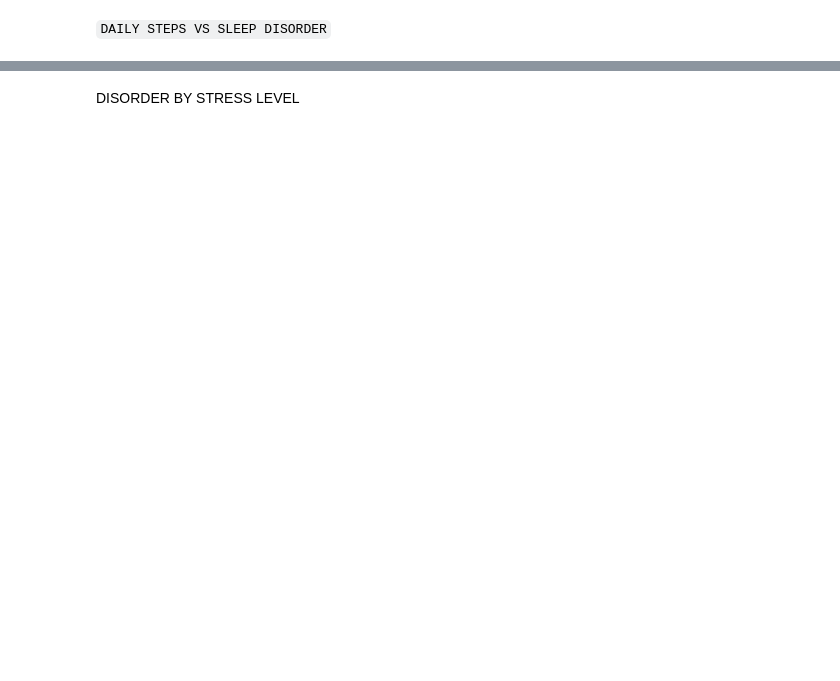
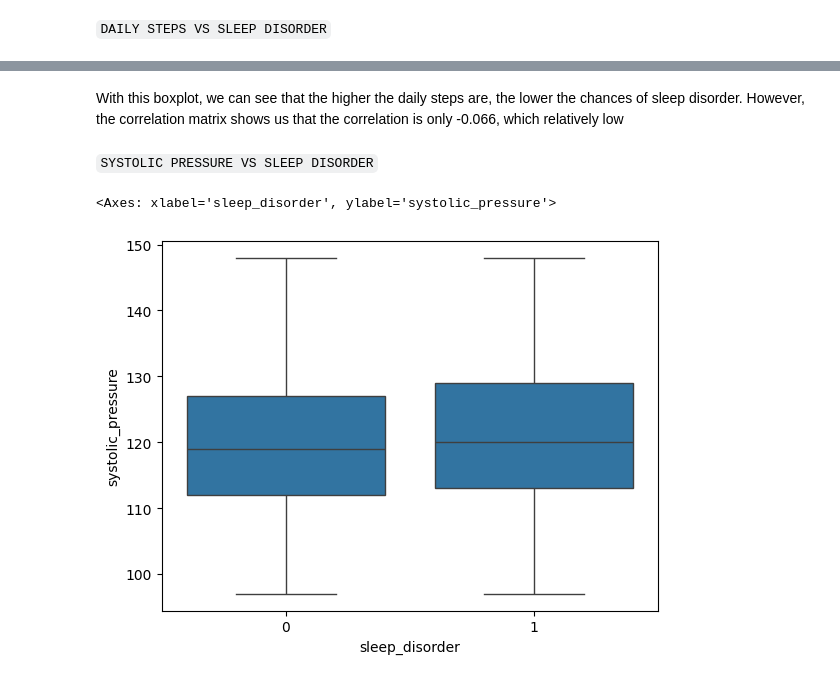
Before and after one commit to AleSSandroArij/BUSSINES-ANALYTICS, a Jupyter notebook: The_Importance_of_Sleep_for_Health.ipynb, the cells around one changed output, grey strips where cells are left out. Saved outputs shown, nothing was run; the diff lists cells and outputs as text; code cells hidden in the pictures; blank space fills up the shorter version.

```diff
--- a/The_Importance_of_Sleep_for_Health.ipynb
+++ b/The_Importance_of_Sleep_for_Health.ipynb
@@ -382,2 +698,0 @@ df_analysis.groupby('sleep_disorder')[variables].mean()
-# %% [markdown]
-DISORDER BY STRESS LEVEL
@@ -395,0 +699,9 @@ plt.show()
+# %% [markdown]
+With this boxplot, we can see that the higher the daily steps are, the lower the chances of sleep disorder. However, the correlation matrix shows us that the correlation is only -0.066, which relatively low
+# %% [markdown]
+`SYSTOLIC PRESSURE VS SLEEP DISORDER`
+# %%
+sns.boxplot(data = df, x = 'sleep_disorder', y = 'systolic_pressure')
+# %% [output]
+<Axes: xlabel='sleep_disorder', ylabel='systolic_pressure'>
+[figure, added]
```
Also changed, not shown: parts of 130 cells of this notebook.
